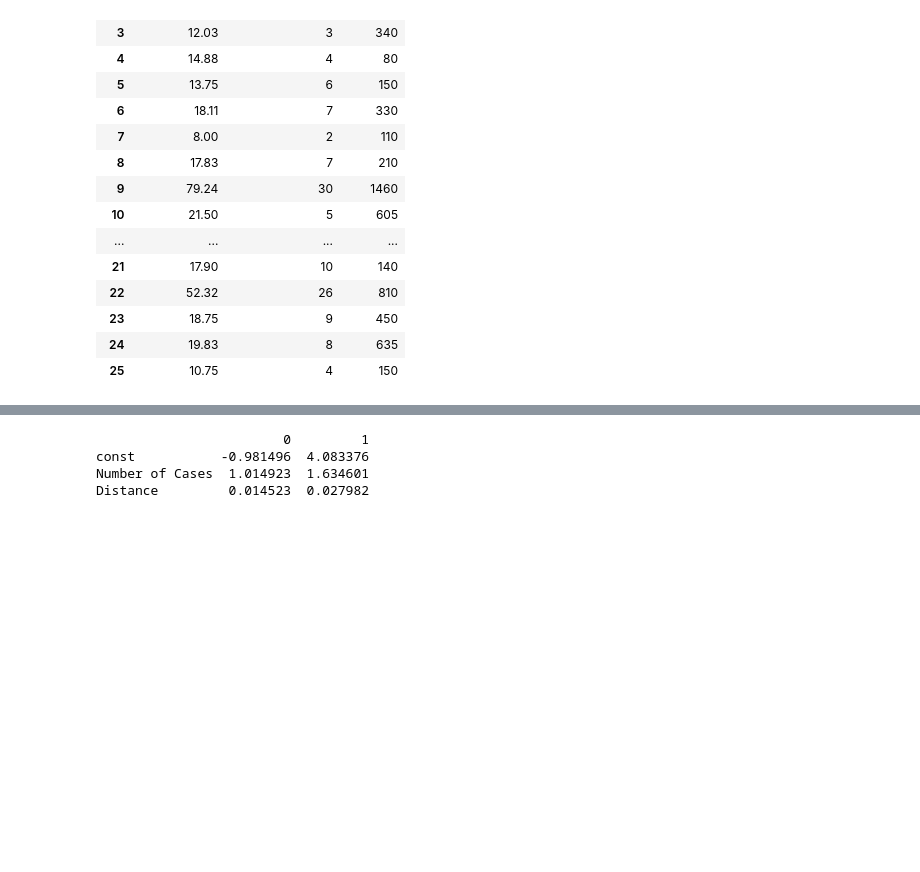
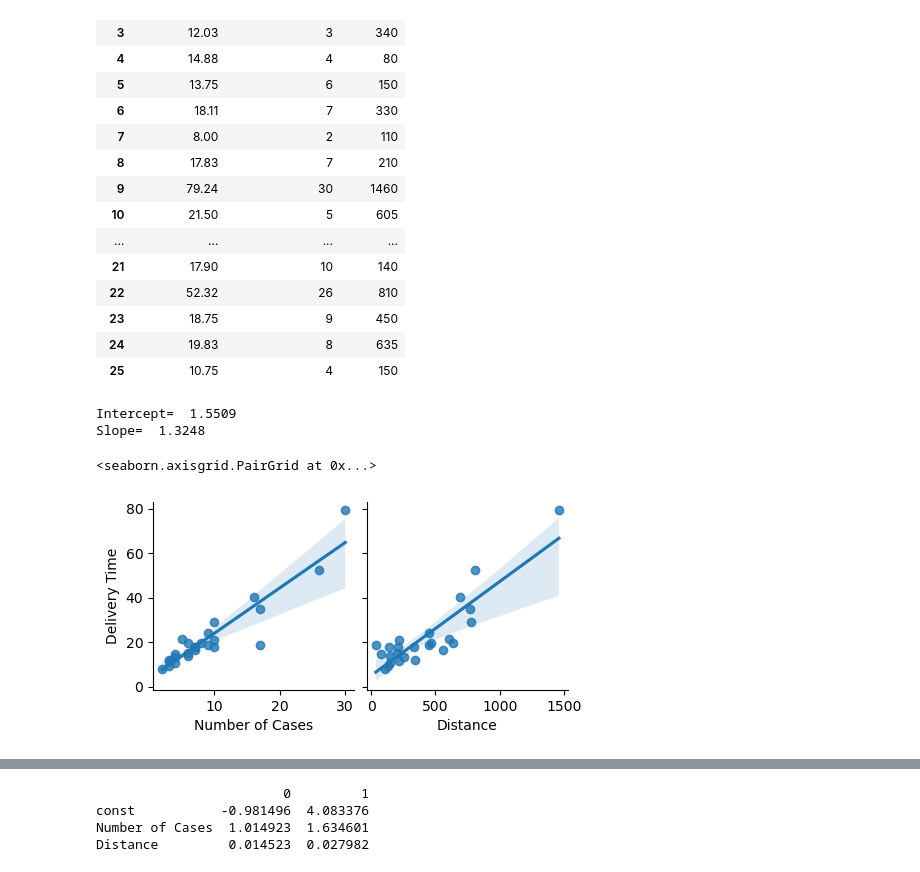
Before and after one commit to s0ul141/SB47, a Jupyter notebook: REG_DA3.ipynb, the cells around one changed output, grey strips where cells are left out. Saved outputs shown, nothing was run; the diff lists cells and outputs as text; code cells hidden in the pictures; blank space fills up the shorter version.

```diff
--- a/REG_DA3.ipynb
+++ b/REG_DA3.ipynb
@@ -109,9 +118,22 @@ df
 | 24 | 19.83 | 8 | 635 |
 | 25 | 10.75 | 4 | 150 |
 # %%
+X = df[['Number of Cases', 'Distance']]
+y = df['Delivery Time']
+
 # Fit linear regression model
 model = LinearRegression()
 model.fit(X, y)
 print("Intercept= ", round(model.intercept_, 4))
 print("Slope= ", round(model.coef_[0], 4))
+# %% [output]
+Intercept=  1.5509
+Slope=  1.3248
+# %%
+feature = ['Number of Cases', 'Distance']
+
+sns.pairplot(df, x_vars=feature, y_vars= 'Delivery Time', kind='reg')
+# %% [output]
+<seaborn.axisgrid.PairGrid at 0x...>
+[figure, added]
 # %%
```
Also changed, not shown: parts of 9 cells of this notebook.
